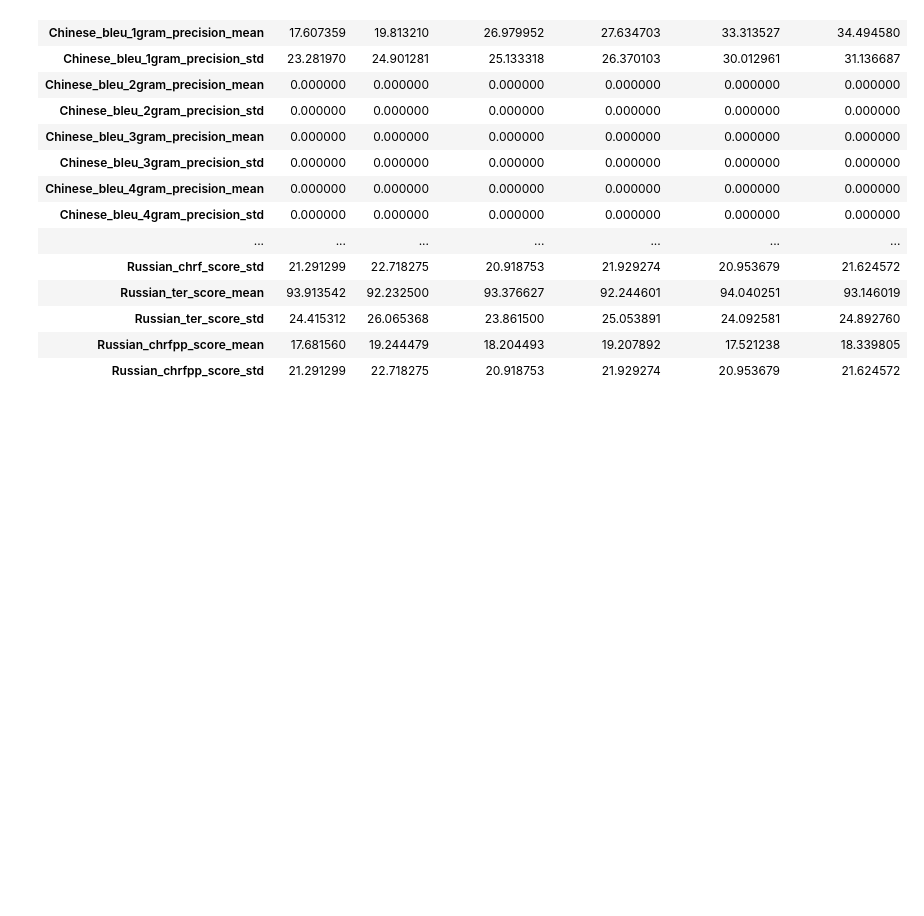
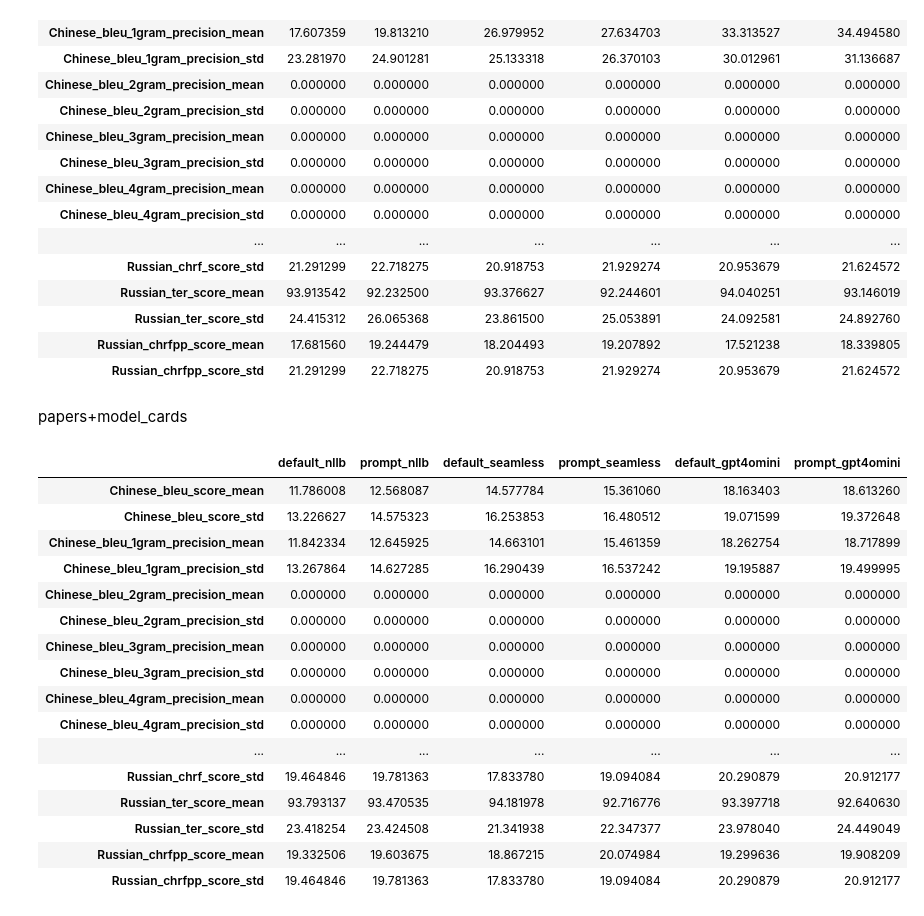
Before and after one commit to ImanOu123/multilingual-model-card, a Jupyter notebook: multilingualmc/evaluator/notebooks/test_check_sacrebleu_results.ipynb, the cells around one changed output. Drawn from its saved outputs; the diff is of its cells as text; code cells hidden in the pictures; blank space fills up the shorter version.

```diff
--- a/multilingualmc/evaluator/notebooks/test_check_sacrebleu_results.ipynb
+++ b/multilingualmc/evaluator/notebooks/test_check_sacrebleu_results.ipynb
@@ -34,3 +34,38 @@ df
 | Russian_ter_score_std | 24.415312 | 26.065368 | 23.861500 | 25.053891 | 24.092581 | 24.892760 |
 | Russian_chrfpp_score_mean | 17.681560 | 19.244479 | 18.204493 | 19.207892 | 17.521238 | 18.339805 |
 | Russian_chrfpp_score_std | 21.291299 | 22.718275 | 20.918753 | 21.929274 | 20.953679 | 21.624572 |
+# %% [markdown]
+papers+model_cards
+# %%
+df_list = []
+for model in ['nllb', 'seamless', 'gpt4omini']:
+    df1 = pd.read_csv(f"/home/jiaruil5/multilingual/multilingual-model-card/multilingualmc/dataset/eval/{model}.csv")
+    res_g = get_mean_std_dict(df1)
+    df2 = pd.read_csv(f"/home/jiaruil5/multilingual/multilingual-model-card/multilingualmc/dataset/eval/{model}_prompt_gpt4omini.csv")
+    res_s = get_mean_std_dict(df2)
+    df_g = pd.DataFrame.from_dict(res_g, orient='index')
+    df_g.columns = [f'default_{model}']
+    df_s = pd.DataFrame.from_dict(res_s, orient='index')
+    df_s.columns = [f'prompt_{model}']
+    df_list.extend([df_g, df_s])
+df = pd.concat(df_list, axis=1)
+pd.set_option('display.max_rows', None)
+df
+# %% [output]
+|  | default_nllb | prompt_nllb | default_seamless | prompt_seamless | default_gpt4omini | prompt_gpt4omini |
+| Chinese_bleu_score_mean | 11.786008 | 12.568087 | 14.577784 | 15.361060 | 18.163403 | 18.613260 |
+| Chinese_bleu_score_std | 13.226627 | 14.575323 | 16.253853 | 16.480512 | 19.071599 | 19.372648 |
+| Chinese_bleu_1gram_precision_mean | 11.842334 | 12.645925 | 14.663101 | 15.461359 | 18.262754 | 18.717899 |
+| Chinese_bleu_1gram_precision_std | 13.267864 | 14.627285 | 16.290439 | 16.537242 | 19.195887 | 19.499995 |
+| Chinese_bleu_2gram_precision_mean | 0.000000 | 0.000000 | 0.000000 | 0.000000 | 0.000000 | 0.000000 |
+| Chinese_bleu_2gram_precision_std | 0.000000 | 0.000000 | 0.000000 | 0.000000 | 0.000000 | 0.000000 |
+| Chinese_bleu_3gram_precision_mean | 0.000000 | 0.000000 | 0.000000 | 0.000000 | 0.000000 | 0.000000 |
+| Chinese_bleu_3gram_precision_std | 0.000000 | 0.000000 | 0.000000 | 0.000000 | 0.000000 | 0.000000 |
+| Chinese_bleu_4gram_precision_mean | 0.000000 | 0.000000 | 0.000000 | 0.000000 | 0.000000 | 0.000000 |
+| Chinese_bleu_4gram_precision_std | 0.000000 | 0.000000 | 0.000000 | 0.000000 | 0.000000 | 0.000000 |
+| ... | ... | ... | ... | ... | ... | ... |
+| Russian_chrf_score_std | 19.464846 | 19.781363 | 17.833780 | 19.094084 | 20.290879 | 20.912177 |
+| Russian_ter_score_mean | 93.793137 | 93.470535 | 94.181978 | 92.716776 | 93.397718 | 92.640630 |
+| Russian_ter_score_std | 23.418254 | 23.424508 | 21.341938 | 22.347377 | 23.978040 | 24.449049 |
+| Russian_chrfpp_score_mean | 19.332506 | 19.603675 | 18.867215 | 20.074984 | 19.299636 | 19.908209 |
+| Russian_chrfpp_score_std | 19.464846 | 19.781363 | 17.833780 | 19.094084 | 20.290879 | 20.912177 |
```
Also changed, not shown: 13 other files.
